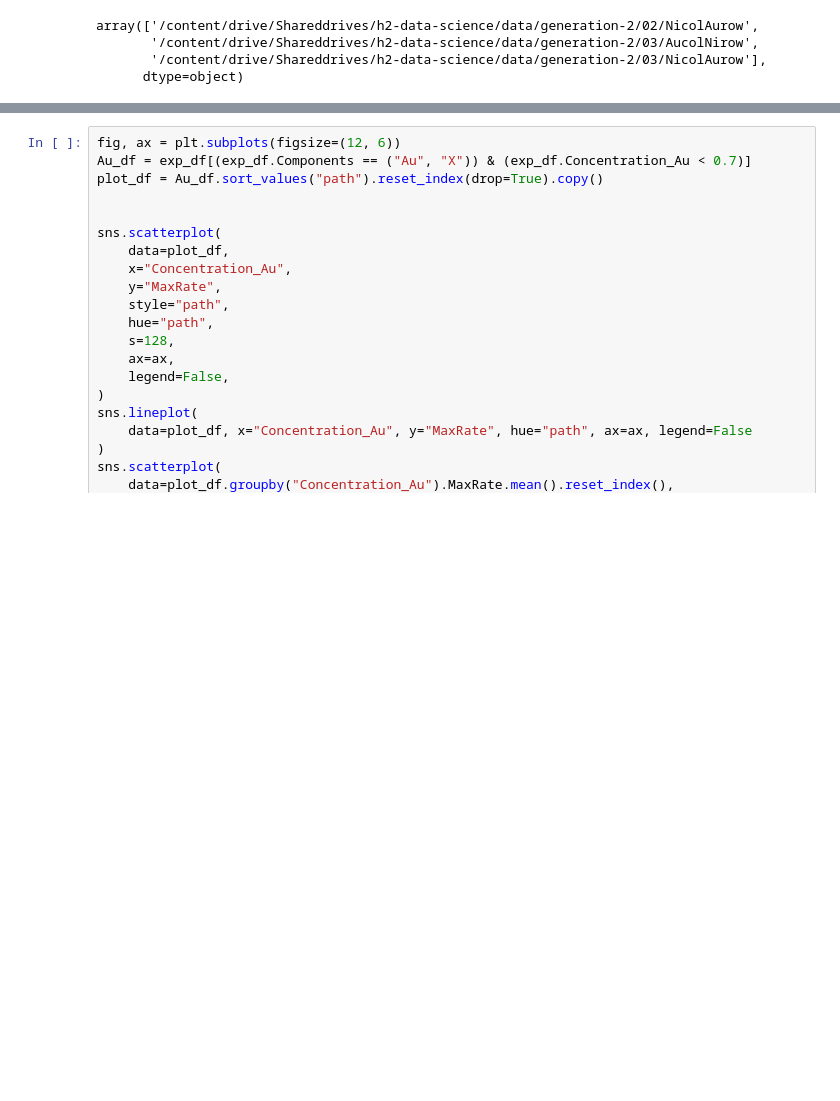
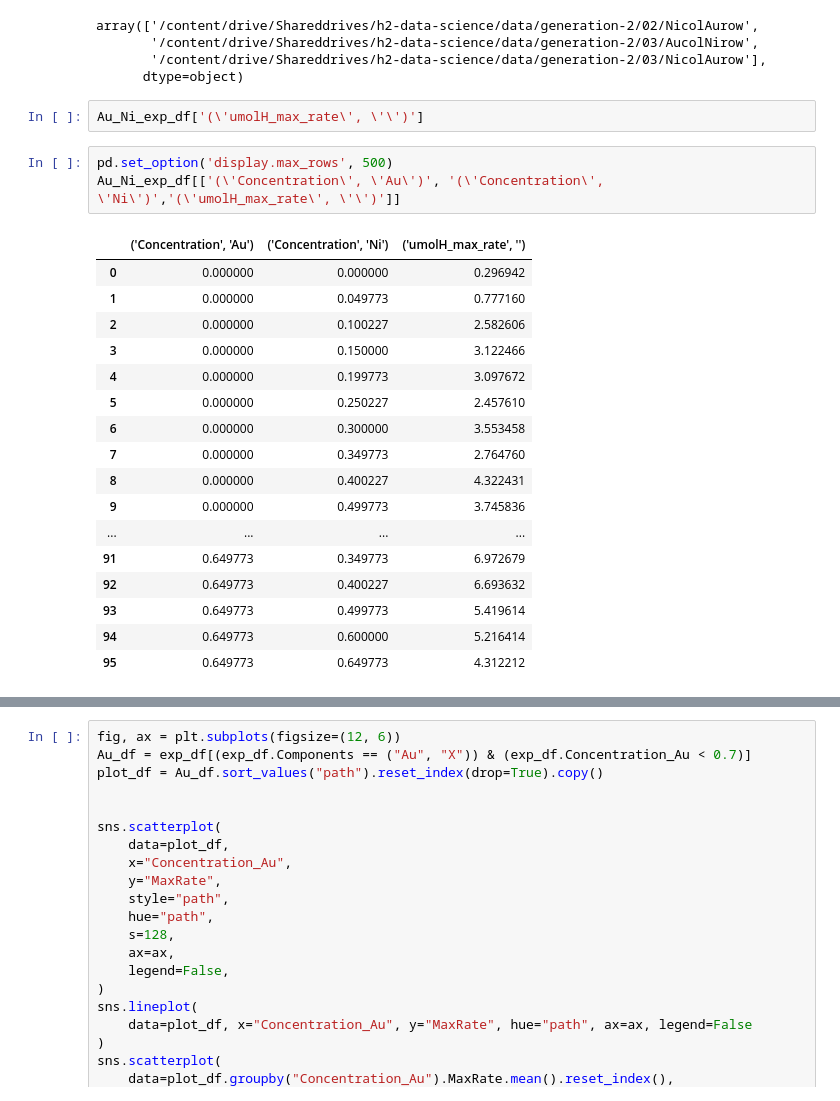
Before and after one commit to ulissigroup/DOE_HER, a Jupyter notebook: figure_code/hierarchy_fig.ipynb, the cells around one changed output, grey strips where cells are left out. Cells and saved outputs as stored; diff of their text form; blank space fills up the shorter version.

```diff
--- a/figure_code/hierarchy_fig.ipynb
+++ b/figure_code/hierarchy_fig.ipynb
@@ -267,6 +267,29 @@ array(['/content/drive/Shareddrives/h2-data-science/data/generation-2/02/NicolAu
        '/content/drive/Shareddrives/h2-data-science/data/generation-2/03/AucolNirow',
        '/content/drive/Shareddrives/h2-data-science/data/generation-2/03/NicolAurow'],
       dtype=object)
+# %%
+Au_Ni_exp_df['(\'umolH_max_rate\', \'\')']
+# %%
+pd.set_option('display.max_rows', 500)
+Au_Ni_exp_df[['(\'Concentration\', \'Au\')', '(\'Concentration\', \'Ni\')','(\'umolH_max_rate\', \'\')']]
+# %% [output]
+|  | ('Concentration', 'Au') | ('Concentration', 'Ni') | ('umolH_max_rate', '') |
+| 0 | 0.000000 | 0.000000 | 0.296942 |
+| 1 | 0.000000 | 0.049773 | 0.777160 |
+| 2 | 0.000000 | 0.100227 | 2.582606 |
+| 3 | 0.000000 | 0.150000 | 3.122466 |
+| 4 | 0.000000 | 0.199773 | 3.097672 |
+| 5 | 0.000000 | 0.250227 | 2.457610 |
+| 6 | 0.000000 | 0.300000 | 3.553458 |
+| 7 | 0.000000 | 0.349773 | 2.764760 |
+| 8 | 0.000000 | 0.400227 | 4.322431 |
+| 9 | 0.000000 | 0.499773 | 3.745836 |
+| ... | ... | ... | ... |
+| 91 | 0.649773 | 0.349773 | 6.972679 |
+| 92 | 0.649773 | 0.400227 | 6.693632 |
+| 93 | 0.649773 | 0.499773 | 5.419614 |
+| 94 | 0.649773 | 0.600000 | 5.216414 |
+| 95 | 0.649773 | 0.649773 | 4.312212 |
 # %%
 from scipy.ndimage import gaussian_filter
 
```
Also changed, not shown: parts of 1 cell of this notebook, 1 other file.
